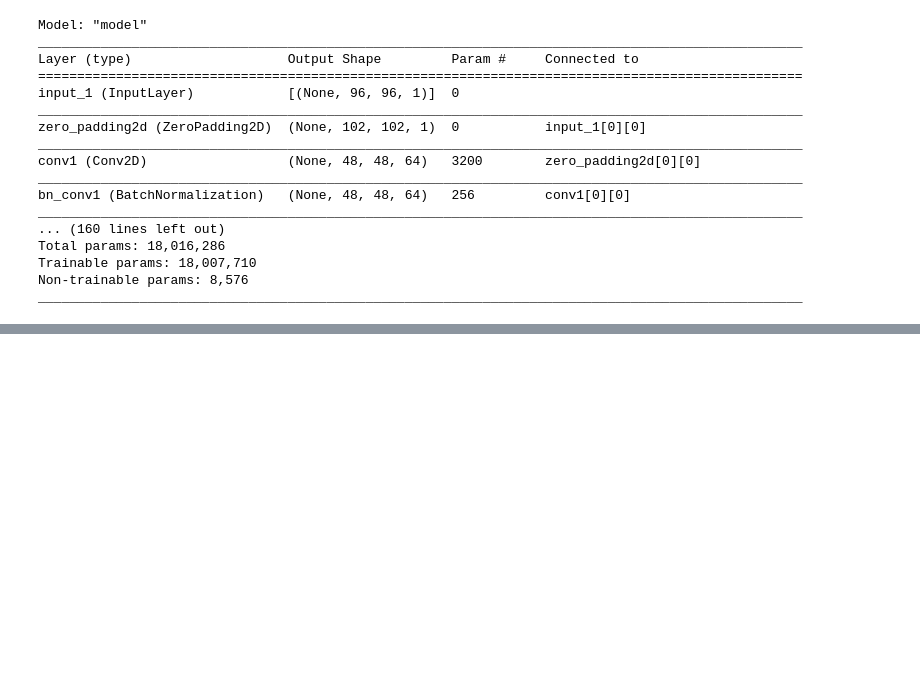
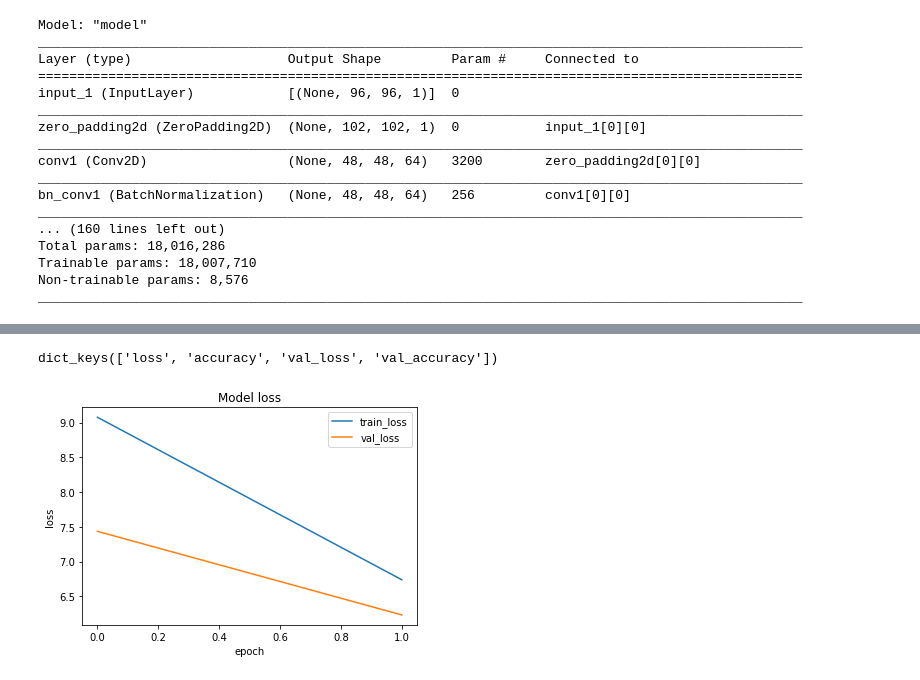
Before and after one commit to Abhinavs476/Emotion-AI, a Jupyter notebook: EmotionAI.ipynb, the cells around one changed output, grey strips where cells are left out. Saved outputs shown, nothing was run; the diff lists cells and outputs as text; code cells hidden in the pictures; blank space fills up the shorter version.

```diff
--- a/EmotionAI.ipynb
+++ b/EmotionAI.ipynb
@@ -389,0 +428,15 @@ ________________________________________________________________________________
+# %%
+# save the model architecture to json file for future use
+
+model_json = model_1_facialKeyPoints.to_json()
+with open("FacialKeyPoints-model.json","w") as json_file:
+  json_file.write(model_json)
+# %%
+with open('detection.json', 'r') as json_file:
+    json_savedModel= json_file.read()
+
+# load the model architecture
+model_1_facialKeyPoints = tf.keras.models.model_from_json(json_savedModel)
+model_1_facialKeyPoints.load_weights('weights_keypoint.hdf5')
+adam = tf.keras.optimizers.Adam(learning_rate=0.0001, beta_1=0.9, beta_2=0.999, amsgrad=False)
+model_1_facialKeyPoints.compile(loss="mean_squared_error", optimizer= adam , metrics = ['accuracy'])
@@ -389,0 +470,2 @@ ________________________________________________________________________________
+# %%
+history = model_1_facialKeyPoints.fit(X_train, y_train, batch_size = 32, epochs = 2, validation_split = 0.05, callbacks=[checkpointer])
@@ -389,0 +504,17 @@ ________________________________________________________________________________
+# %%
+# Get the model keys
+history.history.keys()
+# %% [output]
+dict_keys(['loss', 'accuracy', 'val_loss', 'val_accuracy'])
+# %%
+# Plot the training artifacts
+
+plt.plot(history.history['loss'])
+plt.plot(history.history['val_loss'])
+plt.title('Model loss')
+plt.ylabel('loss')
+plt.xlabel('epoch')
+plt.legend(['train_loss','val_loss'], loc = 'upper right')
+plt.show()
+# %% [output]
+[figure, added]
```
Also changed, not shown: parts of 28 cells of this notebook.
